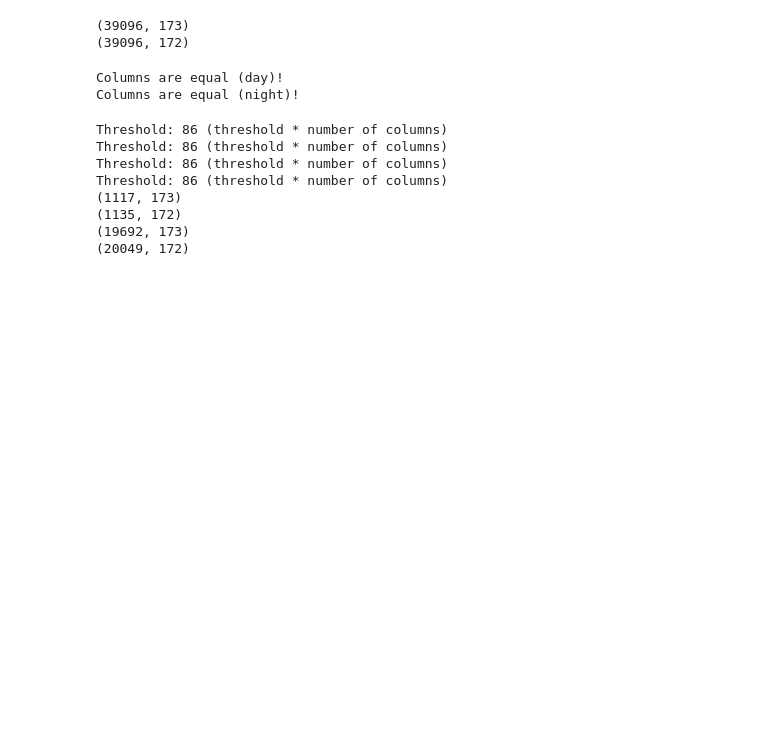
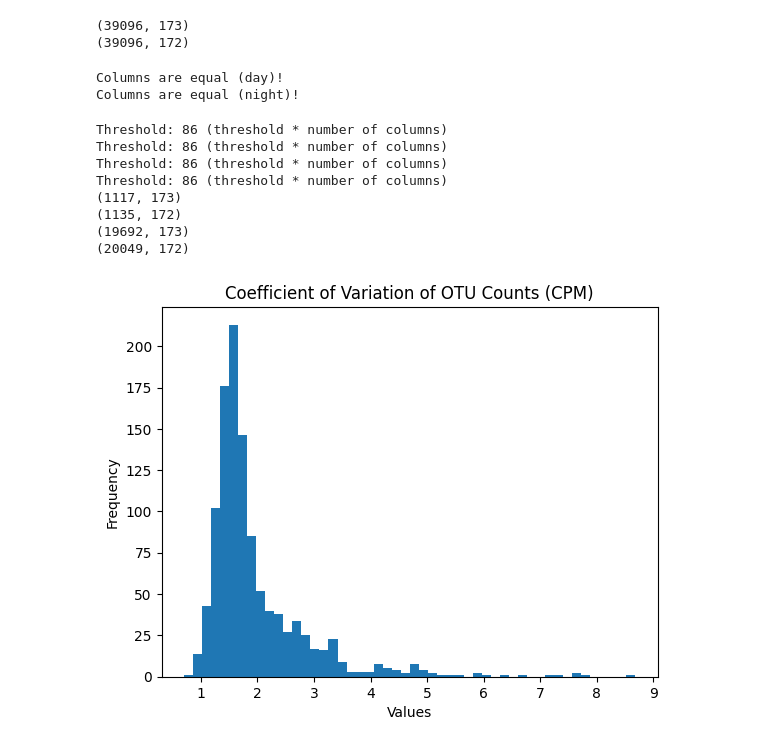
Before and after one commit to SantosRAC/maize_microbiome_transcriptomics, a Jupyter notebook: correlations_rnaseq_metataxonomics/expr_otus_correlations.ipynb, the cells around one changed output. Cells and saved outputs as stored; diff of their text form; code cells hidden in the pictures; blank space fills up the shorter version.

Commit message:
Correlations (OTUs vs transcripts) for IPBGG retreat 2024

```diff
--- a/correlations_rnaseq_metataxonomics/expr_otus_correlations.ipynb
+++ b/correlations_rnaseq_metataxonomics/expr_otus_correlations.ipynb
@@ -235,10 +235,10 @@ It was converted to a tabular file as described in the Gitlab wiki associated wi
 
 OTU counts for day and night samples were merged in a separate notebook and imported:
 # %%
-otu_table_merged_d_n = pd.read_csv('/media/renato/SSD1TB/Repositories/maize_microbiome_transcriptomics/16S_wallace2018/combine_day_night_samples/summed_day_night_otu_counts.tsv',
+#otu_table_merged_d_n = pd.read_csv('/media/renato/SSD1TB/Repositories/maize_microbiome_transcriptomics/16S_wallace2018/combine_day_night_samples/summed_day_night_otu_counts.tsv',
+#                                   sep='\t', index_col='OTU ID')
+otu_table_merged_d_n = pd.read_csv('/home/rsantos/Repositories/maize_microbiome_transcriptomics/16S_wallace2018/combine_day_night_samples/summed_day_night_otu_counts.tsv',
                                    sep='\t', index_col='OTU ID')
-#otu_table_merged_d_n = pd.read_csv('/home/rsantos/Repositories/maize_microbiome_transcriptomics/16S_wallace2018/combine_day_night_samples/summed_day_night_otu_counts.tsv',
-#                                   sep='\t', index_col='OTU ID')
 
 otu_table_merged_d_n.head()
 # %% [output]
@@ -372,9 +372,16 @@ def count_zeros(df, threshold=0.5):
     print(f'Threshold: {threshold_int} (threshold * number of columns)')
     zero_counts = df.apply(lambda row: (row == 0).sum(), axis=1)
     return df[zero_counts < threshold_int]
+# %%
+import pandas as pd
+
+otu_table_merged_day_cpm = otu_table_merged_day.divide(otu_table_merged_day.sum())
+otu_table_merged_day_cpm = otu_table_merged_day_cpm * 1e6
+otu_table_merged_night_cpm = otu_table_merged_night.divide(otu_table_merged_night.sum())
+otu_table_merged_night_cpm = otu_table_merged_night_cpm * 1e6
 # %%
-otu_table_merged_day_zeros_filtered = count_zeros(otu_table_merged_day)
-otu_table_merged_night_zeros_filtered = count_zeros(otu_table_merged_night)
+otu_table_merged_day_zeros_filtered = count_zeros(otu_table_merged_day_cpm)
+otu_table_merged_night_zeros_filtered = count_zeros(otu_table_merged_night_cpm)
 kremling_expression_v5_day_renamed_zeros_filtered = count_zeros(kremling_expression_v5_day_renamed_filtered)
 kremling_expression_v5_night_renamed_zeros_filtered = count_zeros(kremling_expression_v5_night_renamed_filtered)
 print(otu_table_merged_day_zeros_filtered.shape)
@@ -390,3 +397,21 @@ Threshold: 86 (threshold * number of columns)
 (1135, 172)
 (19692, 173)
 (20049, 172)
+# %%
+# Calculate the coefficient of variation for each row
+otu_table_merged_day_zeros_filtered_cv = otu_table_merged_day_zeros_filtered.apply(lambda row: np.std(row) / np.mean(row), axis=1)
+otu_table_merged_night_zeros_filtered_cv = otu_table_merged_night_zeros_filtered.apply(lambda row: np.std(row) / np.mean(row), axis=1)
+# %%
+import matplotlib.pyplot as plt
+
+otu_table_merged_day_zeros_filtered_cv.plot.hist(bins=50)
+
+# Set the title and labels
+plt.title("Coefficient of Variation of OTU Counts (CPM)")
+plt.xlabel("Values")
+plt.ylabel("Frequency")
+
+# Show the plot
+plt.show()
+# %% [output]
+[figure, added]
```
Also changed, not shown: parts of 11 cells of this notebook, 1 other file.
